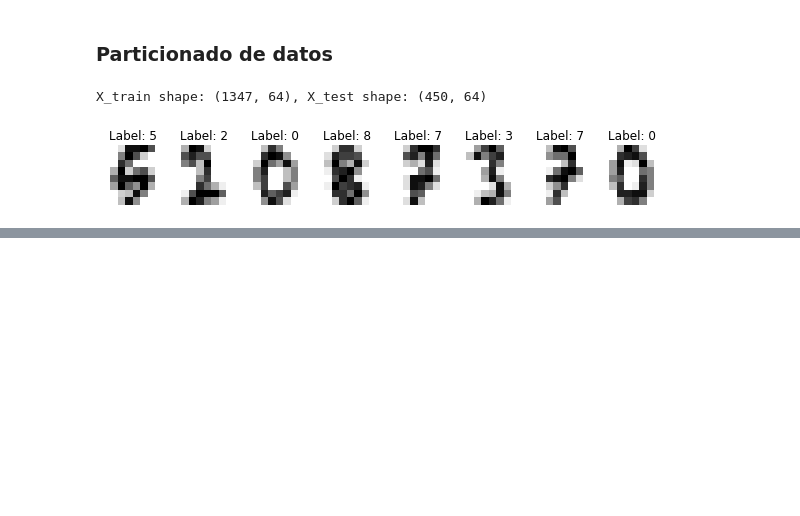
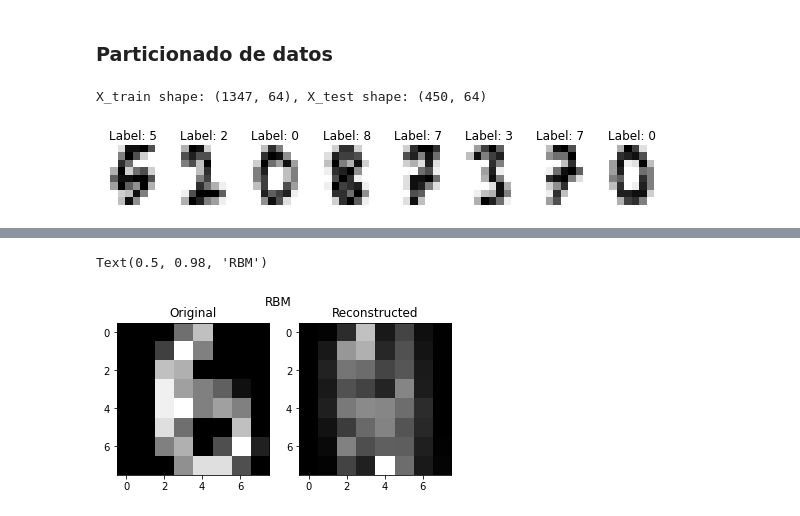
Before and after one commit to eduard2diaz/RBM, a Jupyter notebook: MNIST.ipynb, the cells around one changed output, grey strips where cells are left out. Saved outputs shown, nothing was run; the diff lists cells and outputs as text; code cells hidden in the pictures; blank space fills up the shorter version.

```diff
--- a/MNIST.ipynb
+++ b/MNIST.ipynb
@@ -45,0 +80,13 @@ X_train shape: (1347, 64), X_test shape: (450, 64)
+# %%
+#Testing the network
+reconstructed = net.getReconstructedOutput(X_test)
+
+fig, (vax, hax) = plt.subplots(1, 2, figsize=(6, 3))
+vax.imshow(X_test.reshape((-1,8,8))[0], cmap='gray')
+vax.set_title('Original')
+hax.imshow(reconstructed.reshape((-1,8,8))[0], cmap='gray')
+hax.set_title('Reconstructed')
+plt.suptitle('RBM')
+# %% [output]
+Text(0.5, 0.98, 'RBM')
+[figure, added]
```
Also changed, not shown: parts of 2 cells of this notebook, 4 other files.
